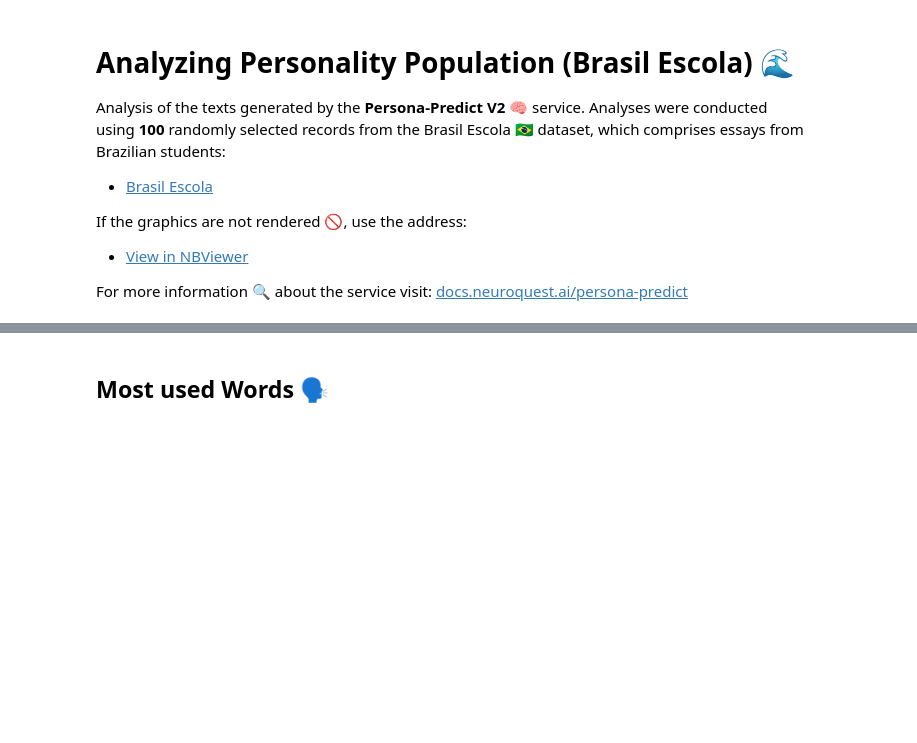
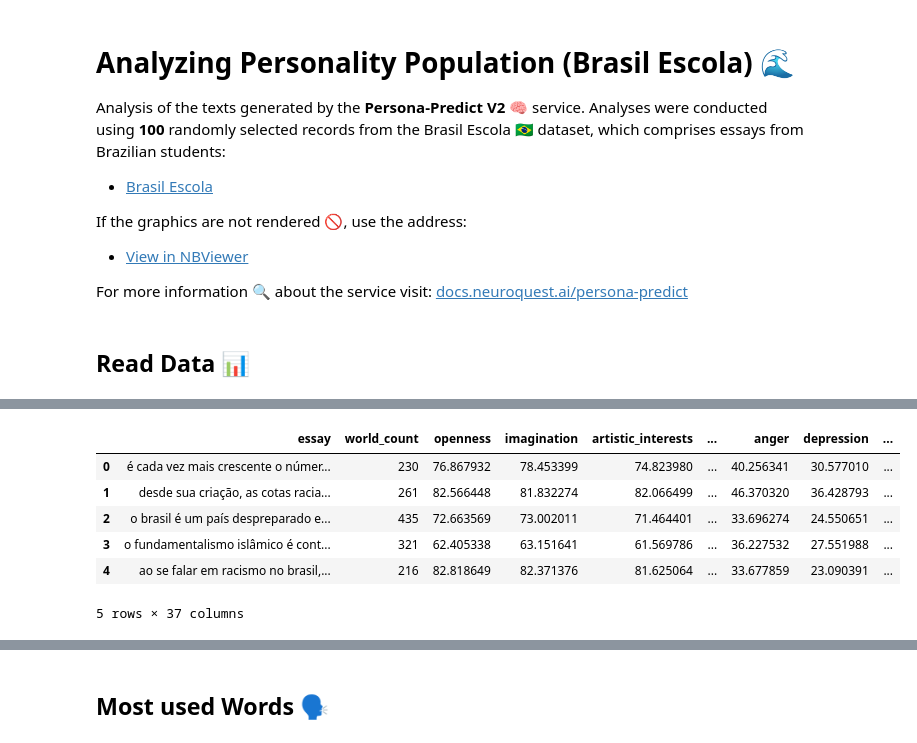
Before and after one commit to NeuroQuestAi/neuroquest-examples, a Jupyter notebook: products/persona-predict/notebooks/Persona-Predict-Pop-PT-BR.ipynb, the cells around one changed output, grey strips where cells are left out. Saved outputs shown, nothing was run; the diff lists cells and outputs as text; code cells hidden in the pictures; blank space fills up the shorter version.

```diff
--- a/products/persona-predict/notebooks/Persona-Predict-Pop-PT-BR.ipynb
+++ b/products/persona-predict/notebooks/Persona-Predict-Pop-PT-BR.ipynb
@@ -17,69 +17,13 @@ import matplotlib.pyplot as plt
 import utility as U
 
 from wordcloud import WordCloud
+
+pd.set_option("display.max_rows", 50)
+pd.set_option("display.max_columns", 10)
+# %% [markdown]
+## Read Data 📊
 # %%
-import pandas as pd
-import json
-import glob
-
-directory = 'results/batch/*.json'
-
-json_files = glob.glob(directory)
-
-file_count = len(json_files)
-print(f"Number of JSON files found: {file_count}")
-
-dataframes = []
-
-# Process each JSON file
-for file_path in json_files:
-    # Load JSON data
-    with open(file_path, 'r') as file:
-        data = json.load(file)
-
-        print(data["data"]["person"]["name"])
-        print(data["data"]["person"]["analysis"]["essay"]["analyzed_text"])
-        personalities = data["data"]["person"]["analysis"]["personalities"]
-
-        x = personalities
-
-        print(x[0])
-        print(x[0]["openness"]["result"])
-
-        user = {
-            "openness": x[0]["openness"]["result"],
-            "imagination": x[0]["openness"]["traits"][0]["result"],
-            "artistic_interests": x[0]["openness"]["traits"][1]["result"],
-            "emotionality": x[0]["openness"]["traits"][2]["result"],
-            "adventurousness": x[0]["openness"]["traits"][3]["result"],
-            "intellect": x[0]["openness"]["traits"][4]["result"],
-            "liberalism": x[0]["openness"]["traits"][5]["result"],
-
-            "conscientiousness": x[1]["conscientiousness"]["result"],
-            "self_efficacy": x[1]["conscientiousness"]["traits"][0]["result"],
-            "orderliness": x[1]["conscientiousness"]["traits"][1]["result"],
-            "dutifulness": x[1]["conscientiousness"]["traits"][2]["result"],
-            "achievement_striving": x[1]["conscientiousness"]["traits"][3]["result"],
-            "self_discipline": x[1]["conscientiousness"]["traits"][4]["result"],
-            "cautiousness": x[1]["conscientiousness"]["traits"][5]["result"],
-
-            "extraversion": x[2]["extraversion"]["result"],
-            "friendliness": x[2]["extraversion"]["traits"][0]["result"],
-            "gregariousness": x[2]["extraversion"]["traits"][1]["result"],
-            "assertiveness": x[2]["extraversion"]["traits"][2]["result"],
-            "activity_level": x[2]["extraversion"]["traits"][3]["result"],
-            "excitement_seeking": x[2]["extraversion"]["traits"][4]["result"],
-            "cheerfulness": x[2]["extraversion"]["traits"][5]["result"],
-
-            "agreeableness": x[3]["agreeableness"]["result"],
-            "trust": x[3]["agreeableness"]["traits"][0]["result"],
-            "morality": x[3]["agreeableness"]["traits"][1]["result"],
-            "altruism": x[3]["agreeableness"]["traits"][2]["result"],
-            "cooperation": x[3]["agreeableness"]["traits"][3]["result"],
-            "modesty": x[3]["agreeableness"]["traits"][4]["result"],
-            "sympathy": x[3]["agreeableness"]["traits"][5]["result"],
-        }
-
-        dataframes.append(user)
+df = pd.DataFrame(U.get_traits_from_batch_json_results())
+df.head(5)
 # %% [output]
 Number of JSON files found: 100
@@ -101,0 +30,7 @@ há menos de um ano foi detectado o primeiro caso de zika vírus no estado da ba
+|  | essay | world_count | openness | imagination | artistic_interests | ... | anger | depression | ... |
+| 0 | é cada vez mais crescente o númer... | 230 | 76.867932 | 78.453399 | 74.823980 | ... | 40.256341 | 30.577010 | ... |
+| 1 | desde sua criação, as cotas racia... | 261 | 82.566448 | 81.832274 | 82.066499 | ... | 46.370320 | 36.428793 | ... |
+| 2 | o brasil é um país despreparado e... | 435 | 72.663569 | 73.002011 | 71.464401 | ... | 33.696274 | 24.550651 | ... |
+| 3 | o fundamentalismo islâmico é cont... | 321 | 62.405338 | 63.151641 | 61.569786 | ... | 36.227532 | 27.551988 | ... |
+| 4 | ao se falar em racismo no brasil,... | 216 | 82.818649 | 82.371376 | 81.625064 | ... | 33.677859 | 23.090391 | ... |
+5 rows × 37 columns
```
Also changed, not shown: parts of 9 cells of this notebook, 5 other files.
